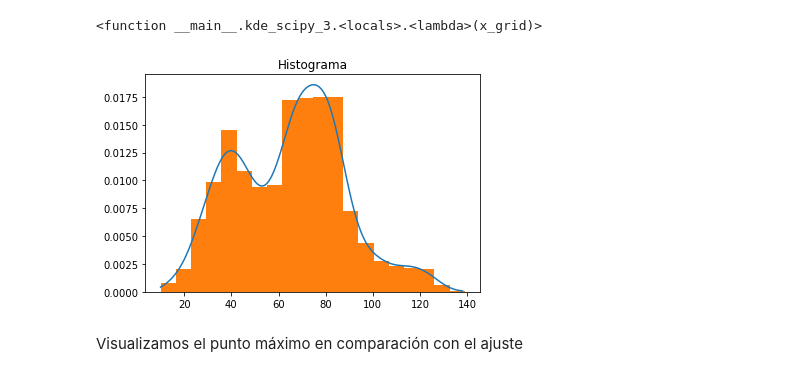
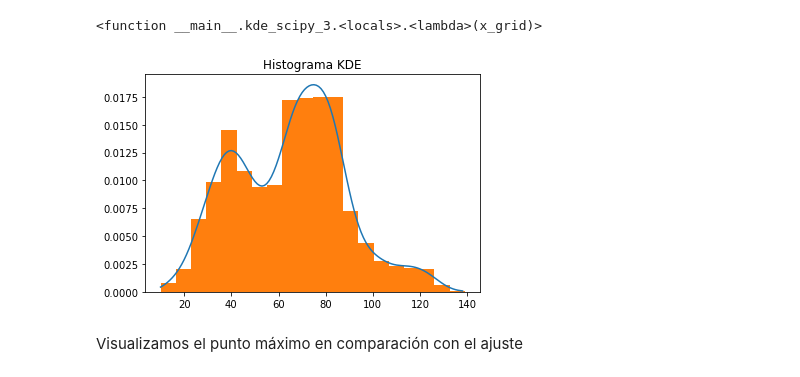
Before and after one commit to FridaHernandezL/ProyectoConjunto_Modulo2, a Jupyter notebook: ProyectoModulo2_Hernandez_Diaz.ipynb, the cells around one changed output. Cells and saved outputs as stored; diff of their text form; code cells hidden in the pictures.

```diff
--- a/ProyectoModulo2_Hernandez_Diaz.ipynb
+++ b/ProyectoModulo2_Hernandez_Diaz.ipynb
@@ -770,12 +770,12 @@ trans
 # %%
 x_trans = np.arange(10,139,1)
 plt.figure()
 plt.plot(x_trans,trans(x_trans))
 plt.hist(transaccion,bins =20, density = True)
-plt.title('Histograma')
+plt.title('Histograma KDE')
 plt.show()
 # %% [output]
-[figure, old version]
+[figure, new version]
 # %% [markdown]
 Visualizamos el punto máximo en comparación con el ajuste
 # %%
```
Also changed, not shown: parts of 2 cells of this notebook.
